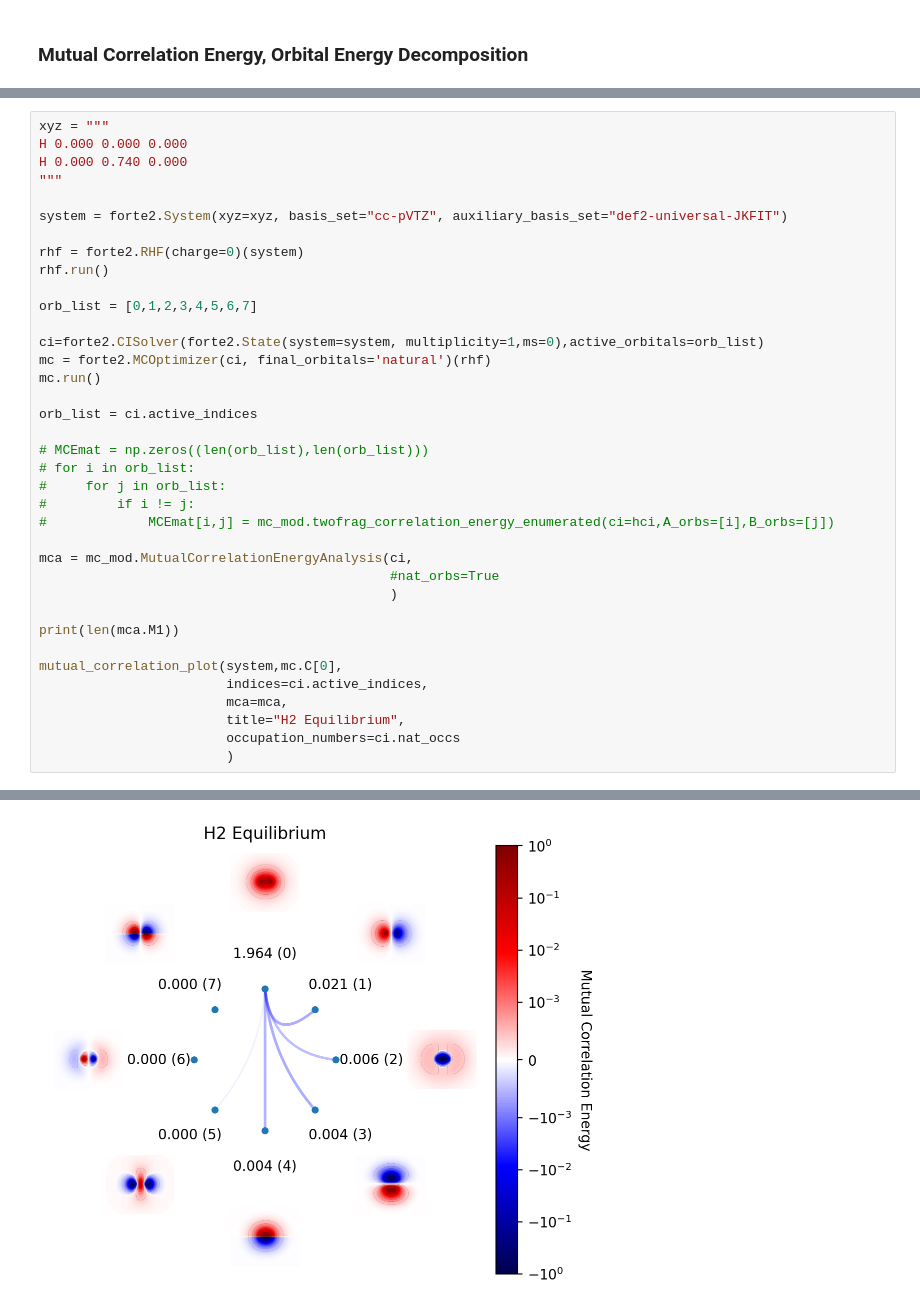
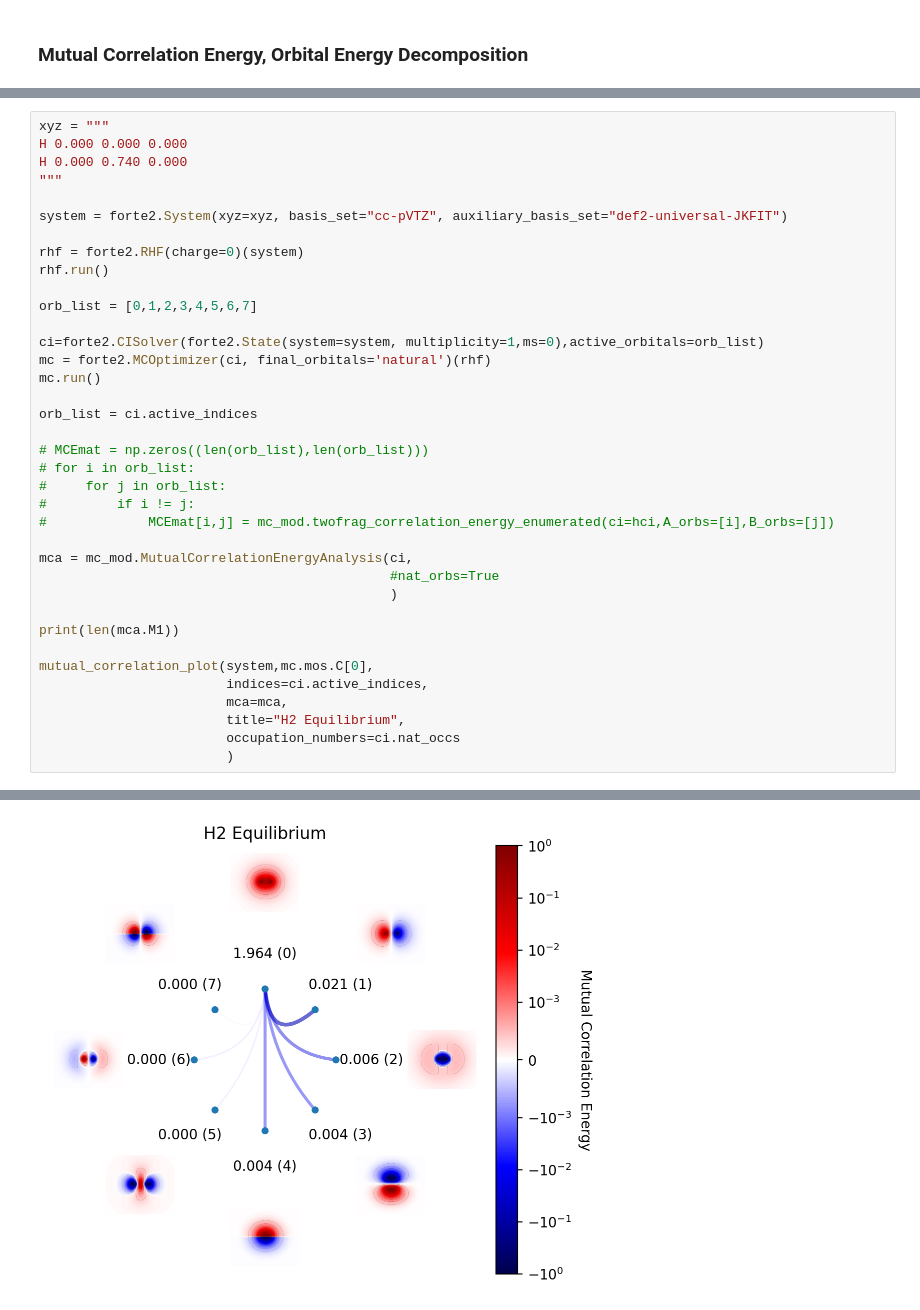
Before and after one commit to evangelistalab/forte2, a Jupyter notebook: tutorials/mca_energy/mce_tests.ipynb, the cells around one changed output, grey strips where cells are left out. Saved outputs shown, nothing was run; the diff lists cells and outputs as text.

```diff
--- a/tutorials/mca_energy/mce_tests.ipynb
+++ b/tutorials/mca_energy/mce_tests.ipynb
@@ -174,7 +178,7 @@ mca = mc_mod.MutualCorrelationEnergyAnalysis(ci,
 
 print(len(mca.M1))
 
-mutual_correlation_plot(system,mc.C[0],
+mutual_correlation_plot(system,mc.mos.C[0],
                         indices=ci.active_indices,
                         mca=mca,
                         title="H2 Equilibrium",
@@ -197,8 +201,8 @@ Parsed 2 atoms with basis set of 28 functions.
   Grid origin: (-4.000, -4.000, -4.000)
   Grid points: 40 x 47 x 40 points.
   Scaled axes: [(0.2, 0, 0), (0, 0.2, 0), (0, 0, 0.2)]
   Orbitals: [0, 1, 2, 3, 4, 5, 6, 7]
-[figure, old version]
+[figure, new version]
 # %%
 xyz = """
 H 0.000 0.000 0.000
```
Also changed, not shown: parts of 9 cells of this notebook, 12 other files.
